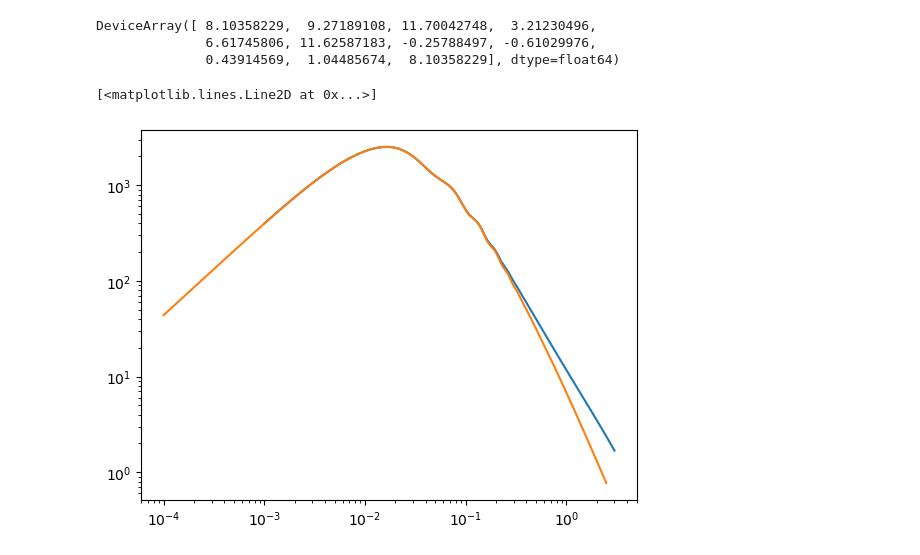
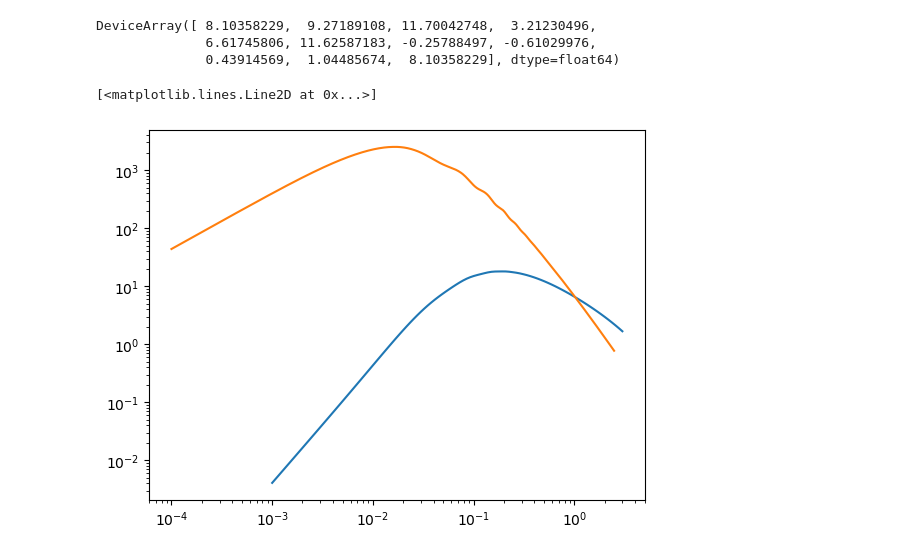
Before and after one commit to sfschen/JAXZeNBu, a Jupyter notebook: sandbox.ipynb, the cells around one changed output. Saved outputs shown, nothing was run; the diff lists cells and outputs as text; code cells hidden in the pictures.

```diff
--- a/sandbox.ipynb
+++ b/sandbox.ipynb
@@ -81,9 +81,9 @@ DeviceArray([ 8.10358229,  9.27189108, 11.70042748,  3.21230496,
 # %%
 modPT.make_ptable()
 # %%
-plt.loglog(modPT.pktable[:,0], modPT.pktable[:,3])
+plt.loglog(modPT.pktable[:,0], modPT.pktable[:,5])
 
 plt.loglog(klin, plin)
 # %% [output]
 [<matplotlib.lines.Line2D at 0x...>]
-[figure, old version]
+[figure, new version]
```
Also changed, not shown: parts of 10 cells of this notebook, 1 other file.
